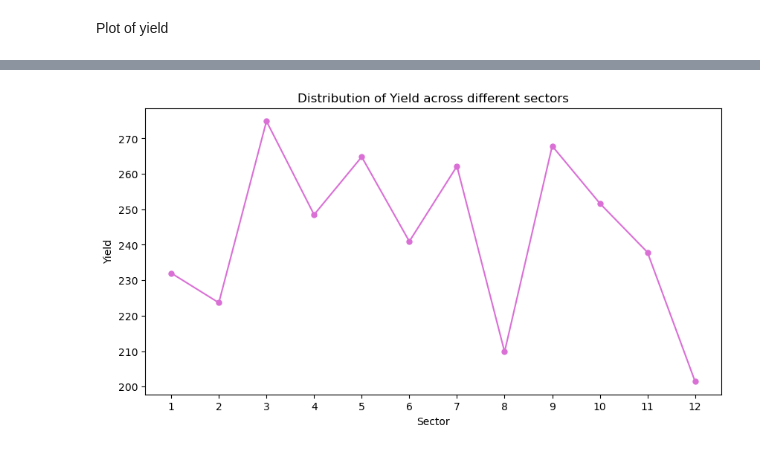
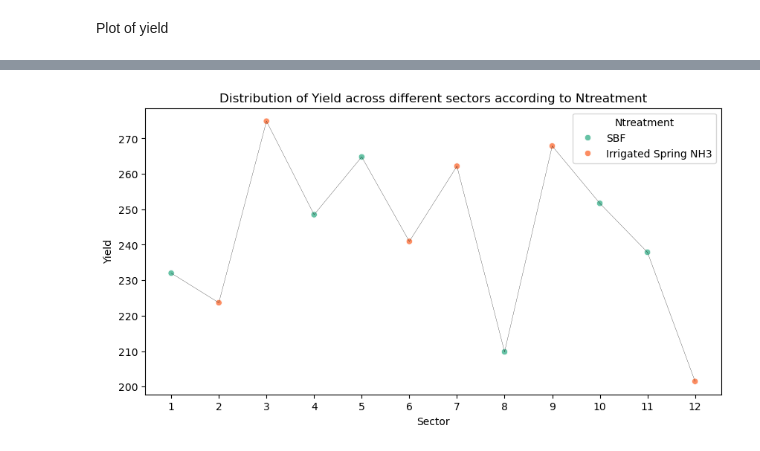
Before and after one commit to Gayara-Fernando/Summer_misc, a Jupyter notebook: Plots.ipynb, the cells around one changed output, grey strips where cells are left out. Drawn from its saved outputs; the diff is of its cells as text; code cells hidden in the pictures.

Commit message:
Add the latest code for the plots

```diff
--- a/Plots.ipynb
+++ b/Plots.ipynb
@@ -158,15 +175,16 @@ Plot of yield
 # %%
-# A line plot for all dates
+# same plot use different colors for different Ntreatments?
 plt.figure(figsize = (10, 5))
-plt.plot(sectors, CK_data['Yield'], color = 'orchid', marker = 'o',  markersize = 5, label = 'SI_6_15')
+plt.plot(CK_data['SECTOR'], CK_data['Yield'], color = 'black', linewidth = 0.2)
+sns.scatterplot(data = CK_data, x = 'SECTOR', y = 'Yield',  hue = 'Ntreatment', palette = 'Set2')
 plt.xlabel("Sector")
 plt.ylabel("Yield")
-plt.title("Distribution of Yield across different sectors")
+plt.title("Distribution of Yield across different sectors according to Ntreatment")
 plt.xticks(sectors)
 
 
-plt.savefig("figures/Ditribution_of_yield.png", bbox_inches='tight')
+plt.savefig("figures/Ditribution_of_yield_for_Ntreatment.png", bbox_inches='tight')
 
 plt.show()
 # %% [output]
-[figure, old version]
+[figure, new version]
```
Also changed, not shown: parts of 42 cells of this notebook.
